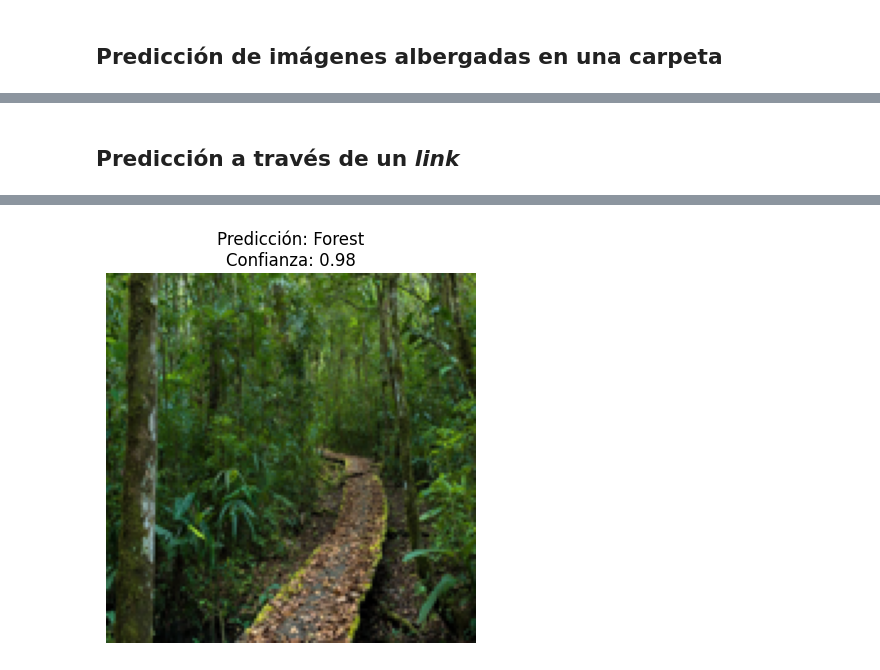
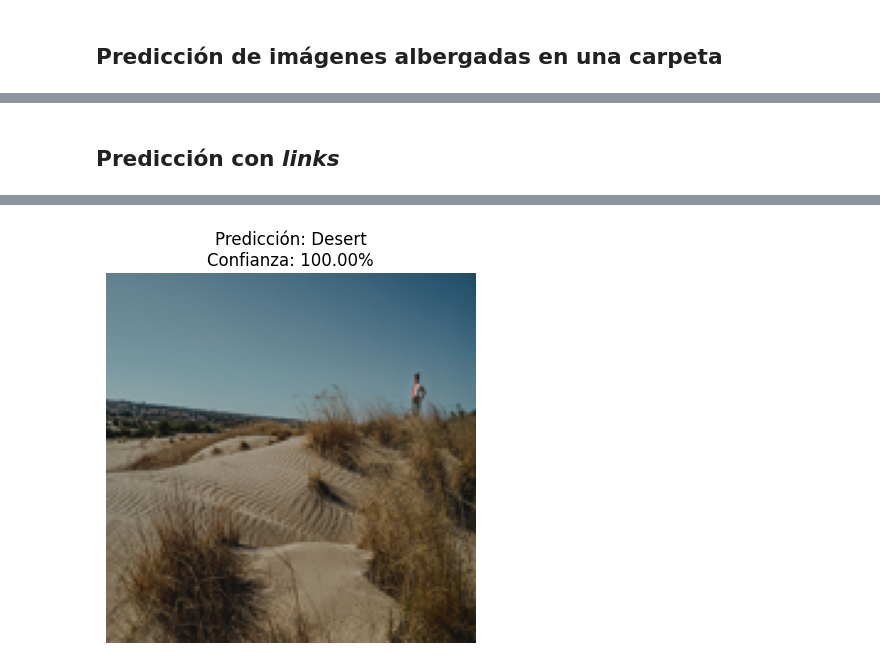
Before and after one commit to LeilaelRico/TC3002B_M2, a Jupyter notebook: A01707023_Prueba.ipynb, the cells around one changed output, grey strips where cells are left out. Cells and saved outputs as stored; diff of their text form; code cells hidden in the pictures.

```diff
--- a/A01707023_Prueba.ipynb
+++ b/A01707023_Prueba.ipynb
@@ -97,7 +97,7 @@ for i, image_file in enumerate(image_files):
         # Mostrar la imagen junto con la predicción
         axes[row_index, col_index].imshow(img)
         axes[row_index, col_index].axis('off')
-        axes[row_index, col_index].set_title("Predicción: {}\nConfianza: {:.2f}".format(predicted_class_name, confidence))
+        axes[row_index, col_index].set_title("Predicción: {}\nConfianza: {:.2f}%".format(predicted_class_name, confidence * 100))
 
 # Ajustar el espacio entre las subplots
 plt.tight_layout()
@@ -115,8 +115,8 @@ plt.show()
-# %% [markdown]
-## Predicción a través de un *link*
+# %% [markdown]
+## Predicción con *links*
 # %%
 # Link de imagen
-image_url = "https://www.mexicodesconocido.com.mx/wp-content/uploads/2018/01/selva-lacandona.jpg"
+image_url = "https://descubreenmexico.com/wp-content/uploads/2022/02/134654911_3609621305782885_5933996513234633300_n.jpg"
 
 # Descarga de la imagen
 response = requests.get(image_url)
@@ -139,6 +139,6 @@ predicted_class_name = class_names[predicted_class]
 # Mostrar la imagen junto con la predicción
 plt.imshow(img)
 plt.axis('off')
-plt.title("Predicción: {}\nConfianza: {:.2f}".format(predicted_class_name, confidence))
+plt.title("Predicción: {}\nConfianza: {:.2f}%".format(predicted_class_name, confidence * 100))
 plt.show()
 # %% [output]
@@ -146 +146 @@ plt.show()
-[figure, old version]
+[figure, new version]
```
Also changed, not shown: parts of 4 cells of this notebook.
